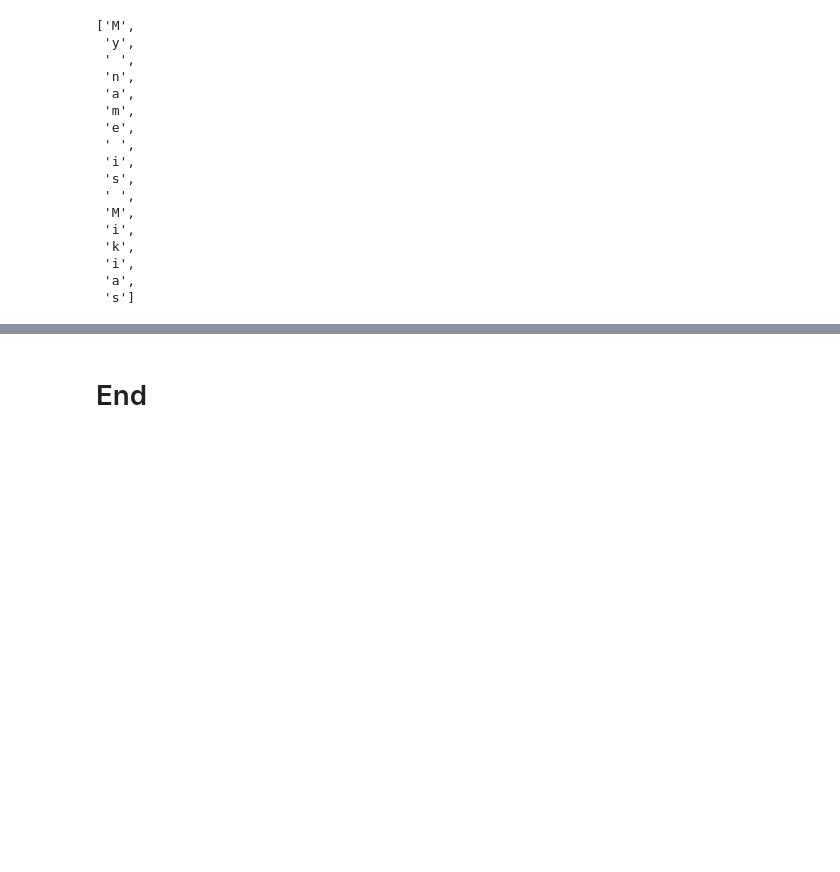
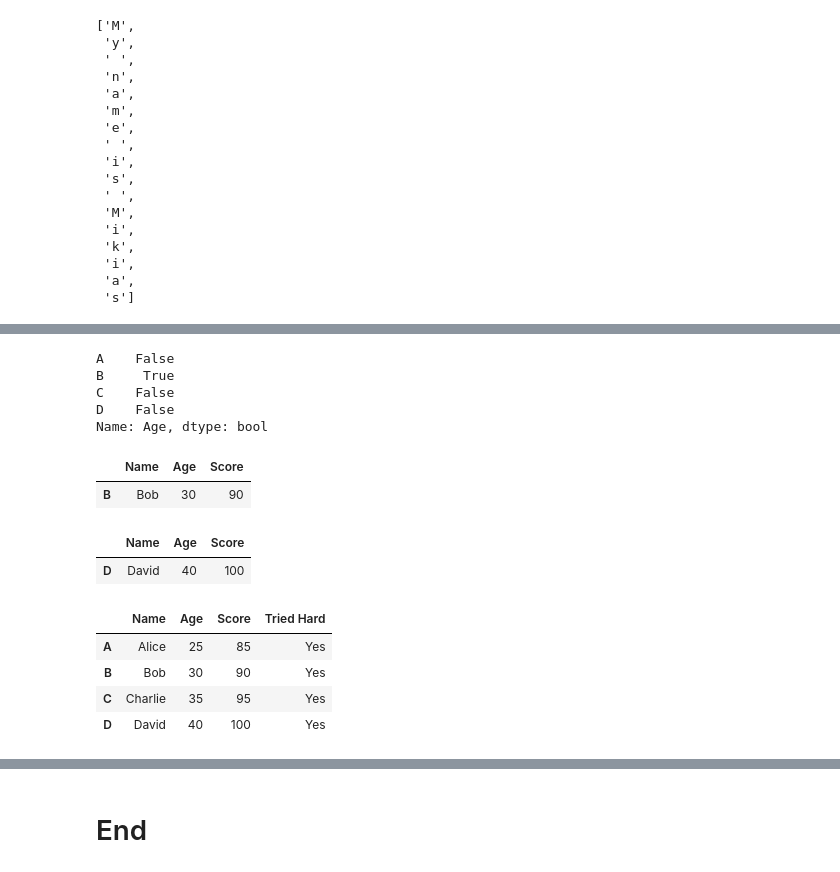
Before and after one commit to MikiasHWT/Python, a Jupyter notebook: Back_to_Basics.ipynb, the cells around one changed output, grey strips where cells are left out. Cells and saved outputs as stored; diff of their text form; code cells hidden in the pictures; blank space fills up the shorter version.

```diff
--- a/Back_to_Basics.ipynb
+++ b/Back_to_Basics.ipynb
@@ -1298,0 +1372,35 @@ list
+# %%
+# Conditional selection
+df.Age == 30
+# %% [output]
+A    False
+B     True
+C    False
+D    False
+Name: Age, dtype: bool
+# %%
+# Conditional subsetting
+df.loc[df.Age == 30]
+# %% [output]
+|  | Name | Age | Score |
+| B | Bob | 30 | 90 |
+# %%
+# Conditional subsetting with logical operators
+# and = &
+# or = |
+# is in = isin()
+df.loc[(df.Age >= 35) & (df.Score >= 100)]
+# %% [output]
+|  | Name | Age | Score |
+| D | David | 40 | 100 |
+# %%
+# Assigning data
+df["Tried Hard"] = "Yes"
+
+df
+# %% [output]
+|  | Name | Age | Score | Tried Hard |
+| A | Alice | 25 | 85 | Yes |
+| B | Bob | 30 | 90 | Yes |
+| C | Charlie | 35 | 95 | Yes |
+| D | David | 40 | 100 | Yes |
```
Also changed, not shown: parts of 20 cells of this notebook.
